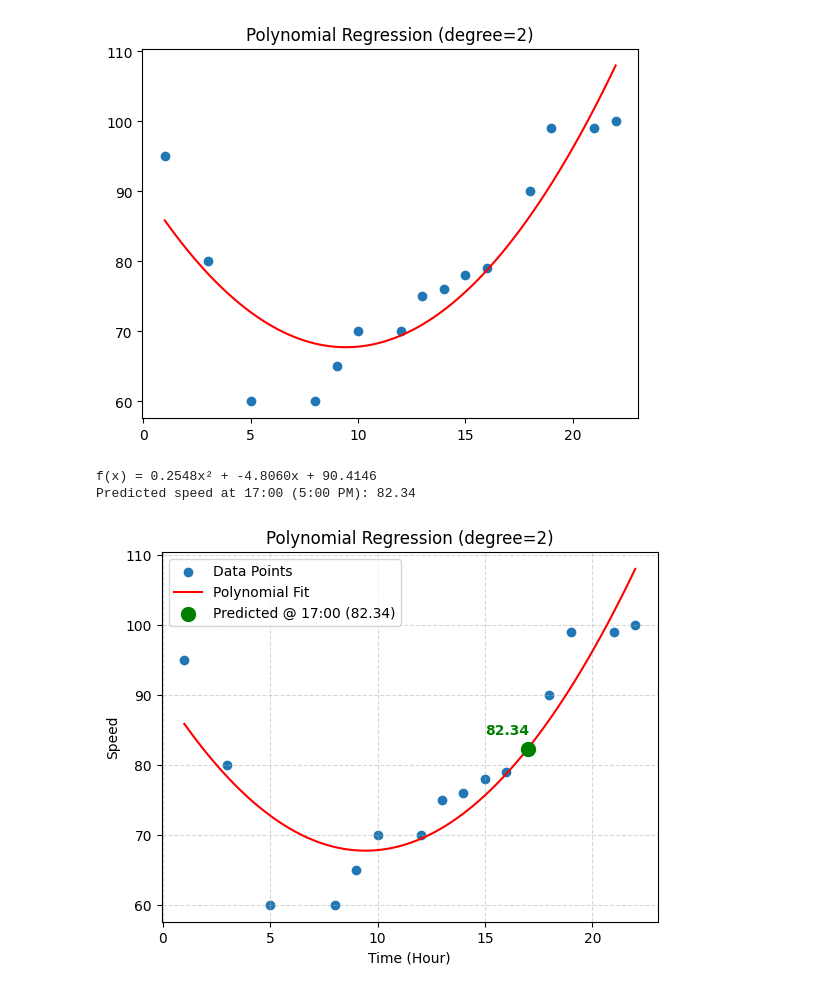
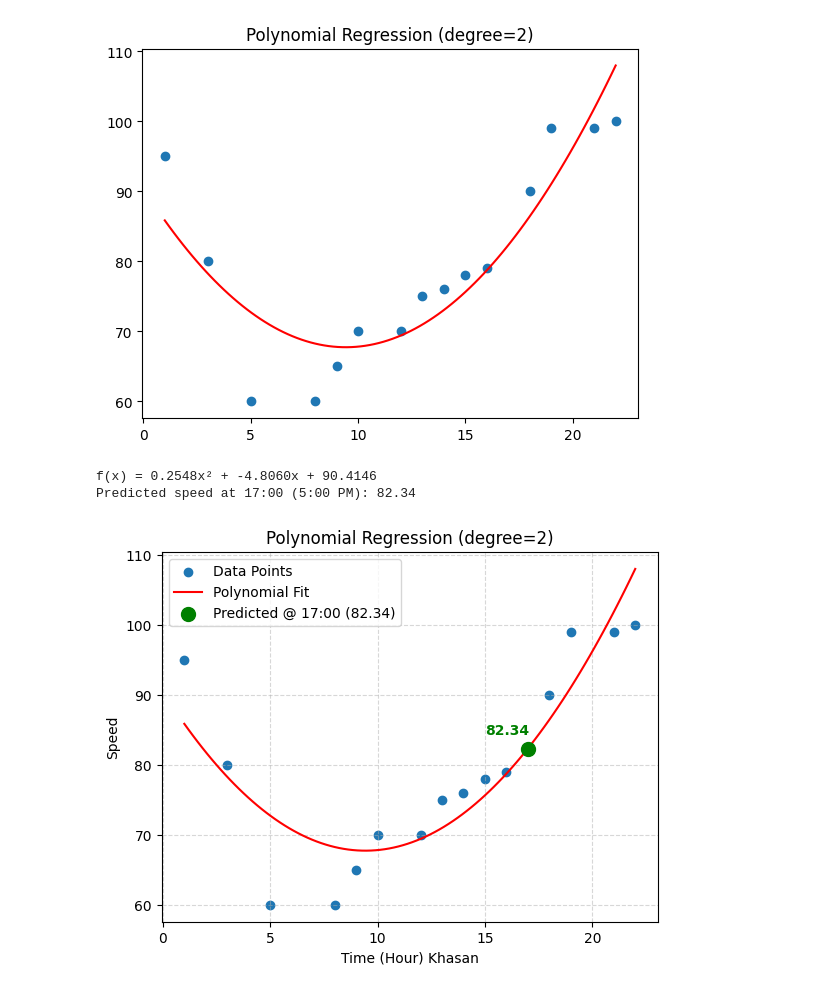
Before and after one commit to Nonamechick/AI-Electronic-Khasan, a Jupyter notebook: Polynomials.ipynb, the cells around one changed output. Drawn from its saved outputs; the diff is of its cells as text; code cells hidden in the pictures.

```diff
--- a/Polynomials.ipynb
+++ b/Polynomials.ipynb
@@ -74,32 +74,32 @@ print(f"Predicted speed at 17:00 (5:00 PM): {predicted_speed:.2f}")
 # Generate x-values for prediction line
 myline = np.linspace(1, 22, 100)
 
 # ---------------------------------------------------------
 # 2. Visualization with predicted value highlighted
 # ---------------------------------------------------------
 plt.scatter(x, y, label='Data Points')
 plt.plot(myline, f(myline), color='red', label='Polynomial Fit')
 
 # Plot the predicted point at x = 17
 plt.scatter(target_x, predicted_speed, color='green', s=100, zorder=5,
             label=f'Predicted @ 17:00 ({predicted_speed:.2f})')
 
 # Add an annotation label next to the point
 plt.annotate(f"{predicted_speed:.2f}",
              (target_x, predicted_speed),
              textcoords="offset points",
              xytext=(-15, 10),
              ha='center',
              fontweight='bold',
              color='green')
 
-plt.xlabel("Time (Hour)")
+plt.xlabel("Time (Hour) Khasan")
 plt.ylabel("Speed")
 plt.title("Polynomial Regression (degree=2)")
 plt.legend()
 plt.grid(True, linestyle='--', alpha=0.5)
 plt.show()
 # %% [output]
 f(x) = 0.2548x² + -4.8060x + 90.4146
 Predicted speed at 17:00 (5:00 PM): 82.34
-[figure, old version]
+[figure, new version]
```
